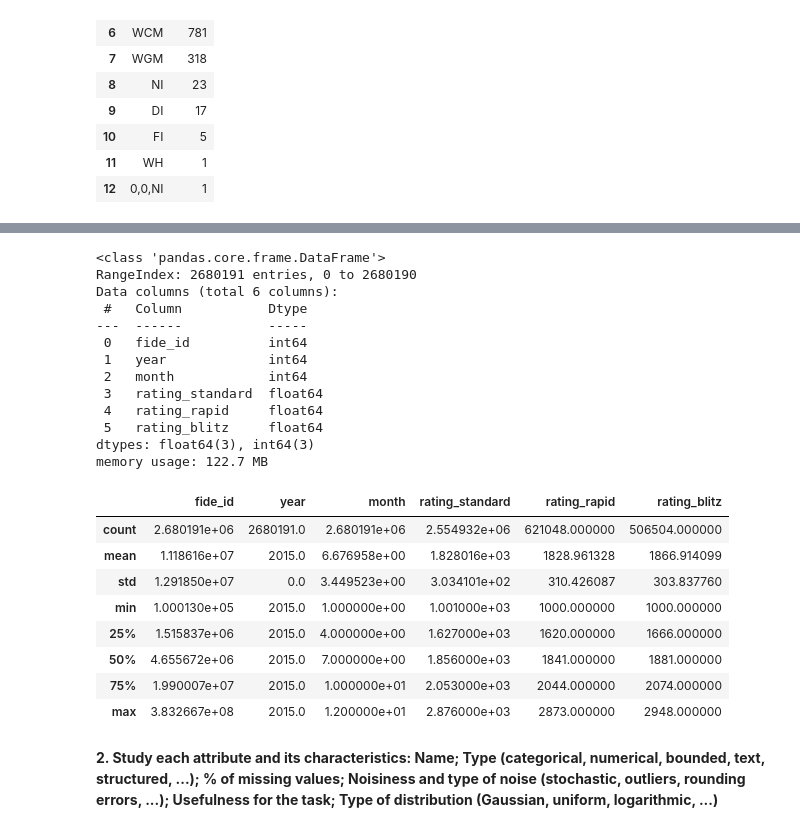
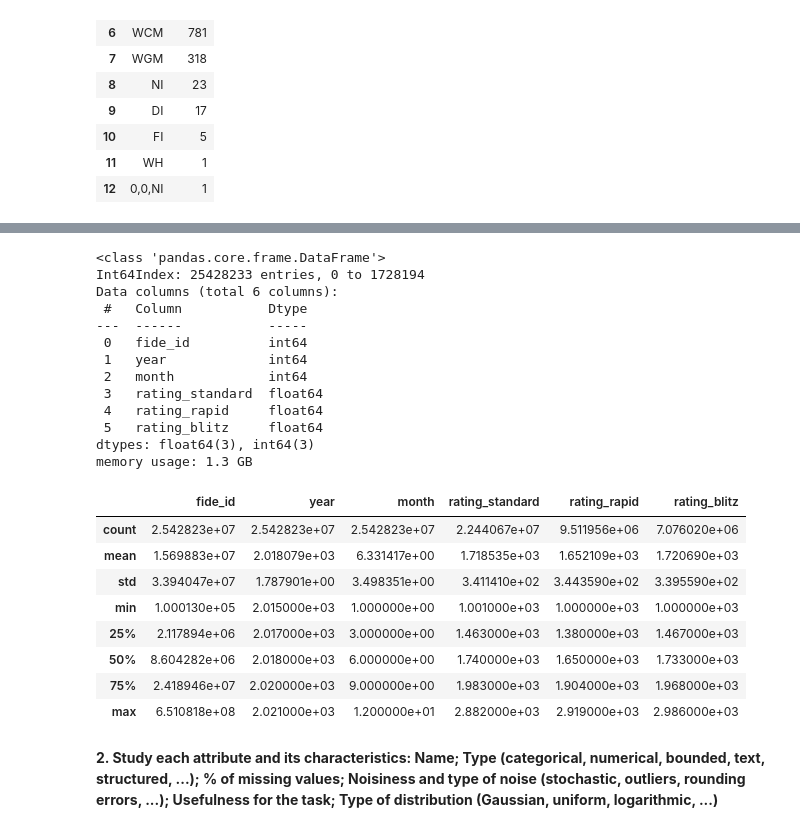
Before and after one commit to marchesem764/MLFinalProject, a Jupyter notebook: FIDE.ipynb, the cells around one changed output, grey strips where cells are left out. Saved outputs shown, nothing was run; the diff lists cells and outputs as text; code cells hidden in the pictures.

```diff
--- a/FIDE.ipynb
+++ b/FIDE.ipynb
@@ -114,5 +114,8 @@ def load_ratings(year):
     These functions load each individuals years data,
     """
     return pd.read_csv('ratings_' + str(year) + '.csv')
+
+def load_ratings_multiple(years):
+    return pd.concat([load_ratings(y) for y in years])
 # %% [markdown]
 **1. Copy the data for exploration, downsampling to a manageable size if necessary.**
@@ -128,3 +122,6 @@ year_21 = load_ratings(2021)
+# %%
+players = load_players_data()
+ratings = load_ratings_multiple(list(range(2015, 2021 + 1)))
 # %%
 players.info()
 # %% [output]
@@ -194,8 +211,8 @@ title_values
 # %%
-year_15.info()
+ratings.info()
 # %% [output]
 <class 'pandas.core.frame.DataFrame'>
-RangeIndex: 2680191 entries, 0 to 2680190
+Int64Index: 25428233 entries, 0 to 1728194
 Data columns (total 6 columns):
  #   Column           Dtype
 ---  ------           -----
@@ -206,19 +223,19 @@ Data columns (total 6 columns):
  4   rating_rapid     float64
  5   rating_blitz     float64
 dtypes: float64(3), int64(3)
-memory usage: 122.7 MB
+memory usage: 1.3 GB
 # %%
-year_15.describe()
+ratings.describe()
 # %% [output]
 |  | fide_id | year | month | rating_standard | rating_rapid | rating_blitz |
-| count | 2.680191e+06 | 2680191.0 | 2.680191e+06 | 2.554932e+06 | 621048.000000 | 506504.000000 |
-| mean | 1.118616e+07 | 2015.0 | 6.676958e+00 | 1.828016e+03 | 1828.961328 | 1866.914099 |
-| std | 1.291850e+07 | 0.0 | 3.449523e+00 | 3.034101e+02 | 310.426087 | 303.837760 |
-| min | 1.000130e+05 | 2015.0 | 1.000000e+00 | 1.001000e+03 | 1000.000000 | 1000.000000 |
-| 25% | 1.515837e+06 | 2015.0 | 4.000000e+00 | 1.627000e+03 | 1620.000000 | 1666.000000 |
-| 50% | 4.655672e+06 | 2015.0 | 7.000000e+00 | 1.856000e+03 | 1841.000000 | 1881.000000 |
-| 75% | 1.990007e+07 | 2015.0 | 1.000000e+01 | 2.053000e+03 | 2044.000000 | 2074.000000 |
-| max | 3.832667e+08 | 2015.0 | 1.200000e+01 | 2.876000e+03 | 2873.000000 | 2948.000000 |
+| count | 2.542823e+07 | 2.542823e+07 | 2.542823e+07 | 2.244067e+07 | 9.511956e+06 | 7.076020e+06 |
+| mean | 1.569883e+07 | 2.018079e+03 | 6.331417e+00 | 1.718535e+03 | 1.652109e+03 | 1.720690e+03 |
+| std | 3.394047e+07 | 1.787901e+00 | 3.498351e+00 | 3.411410e+02 | 3.443590e+02 | 3.395590e+02 |
+| min | 1.000130e+05 | 2.015000e+03 | 1.000000e+00 | 1.001000e+03 | 1.000000e+03 | 1.000000e+03 |
+| 25% | 2.117894e+06 | 2.017000e+03 | 3.000000e+00 | 1.463000e+03 | 1.380000e+03 | 1.467000e+03 |
+| 50% | 8.604282e+06 | 2.018000e+03 | 6.000000e+00 | 1.740000e+03 | 1.650000e+03 | 1.733000e+03 |
+| 75% | 2.418946e+07 | 2.020000e+03 | 9.000000e+00 | 1.983000e+03 | 1.904000e+03 | 1.968000e+03 |
+| max | 6.510818e+08 | 2.021000e+03 | 1.200000e+01 | 2.882000e+03 | 2.919000e+03 | 2.986000e+03 |
 # %% [markdown]
 **2. Study each attribute and its characteristics: Name; Type (categorical, numerical, bounded, text, structured, ...); % of missing values; Noisiness and type of noise (stochastic, outliers, rounding errors, ...); Usefulness for the task; Type of distribution (Gaussian, uniform, logarithmic, ...)**
 # %% [markdown]
```
Also changed, not shown: parts of 24 cells of this notebook.
